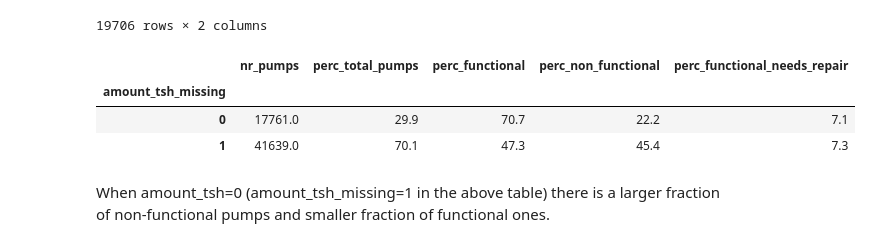
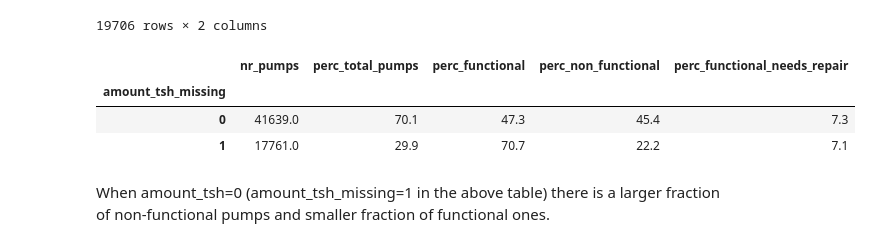
Before and after one commit to williambguo/water-pump-predictive-maintenance, a Jupyter notebook: notebooks/eda.ipynb, the cells around one changed output. Drawn from its saved outputs; the diff is of its cells as text; code cells hidden in the pictures.

```diff
--- a/notebooks/eda.ipynb
+++ b/notebooks/eda.ipynb
@@ -410,17 +421,17 @@ df[['amount_tsh', 'target']].loc[(df['amount_tsh'] == 0) & (df['target'] == 'fun
 | 59399 | 0.0 | functional |
 19706 rows × 2 columns
 # %%
-# Perhaps there is valuable information hidden in the 'missingness' of amount_tsh, let's check this.
+# Let's see if there is any insight on the target variable when amount_tsh is 0 compared to when it isn't
 temp = df.copy()
-temp['amount_tsh_missing'] = np.where( temp['amount_tsh']==0.0, 1, 0) # if amount_tsh = 0, then 1, otherwise 0
+temp['amount_tsh_missing'] = np.where( temp['amount_tsh']!=0.0, 1, 0) # if amount_tsh != 0, then 1, otherwise 0
 
 # Visualize the distribution of the target variable 'status_group' among 'amount_tsh'
 distribution_checker(temp, 'amount_tsh_missing')
 # %% [output]
 |  | nr_pumps | perc_total_pumps | perc_functional | perc_non_functional | perc_functional_needs_repair |
 | amount_tsh_missing |  |  |  |  |  |
-| 0 | 17761.0 | 29.9 | 70.7 | 22.2 | 7.1 |
-| 1 | 41639.0 | 70.1 | 47.3 | 45.4 | 7.3 |
+| 0 | 41639.0 | 70.1 | 47.3 | 45.4 | 7.3 |
+| 1 | 17761.0 | 29.9 | 70.7 | 22.2 | 7.1 |
 # %% [markdown]
 When amount_tsh=0 (amount_tsh_missing=1 in the above table) there is a larger fraction of non-functional pumps and smaller fraction of functional ones.
 # %% [markdown]
```
Also changed, not shown: parts of 27 cells of this notebook, 1 other file.
